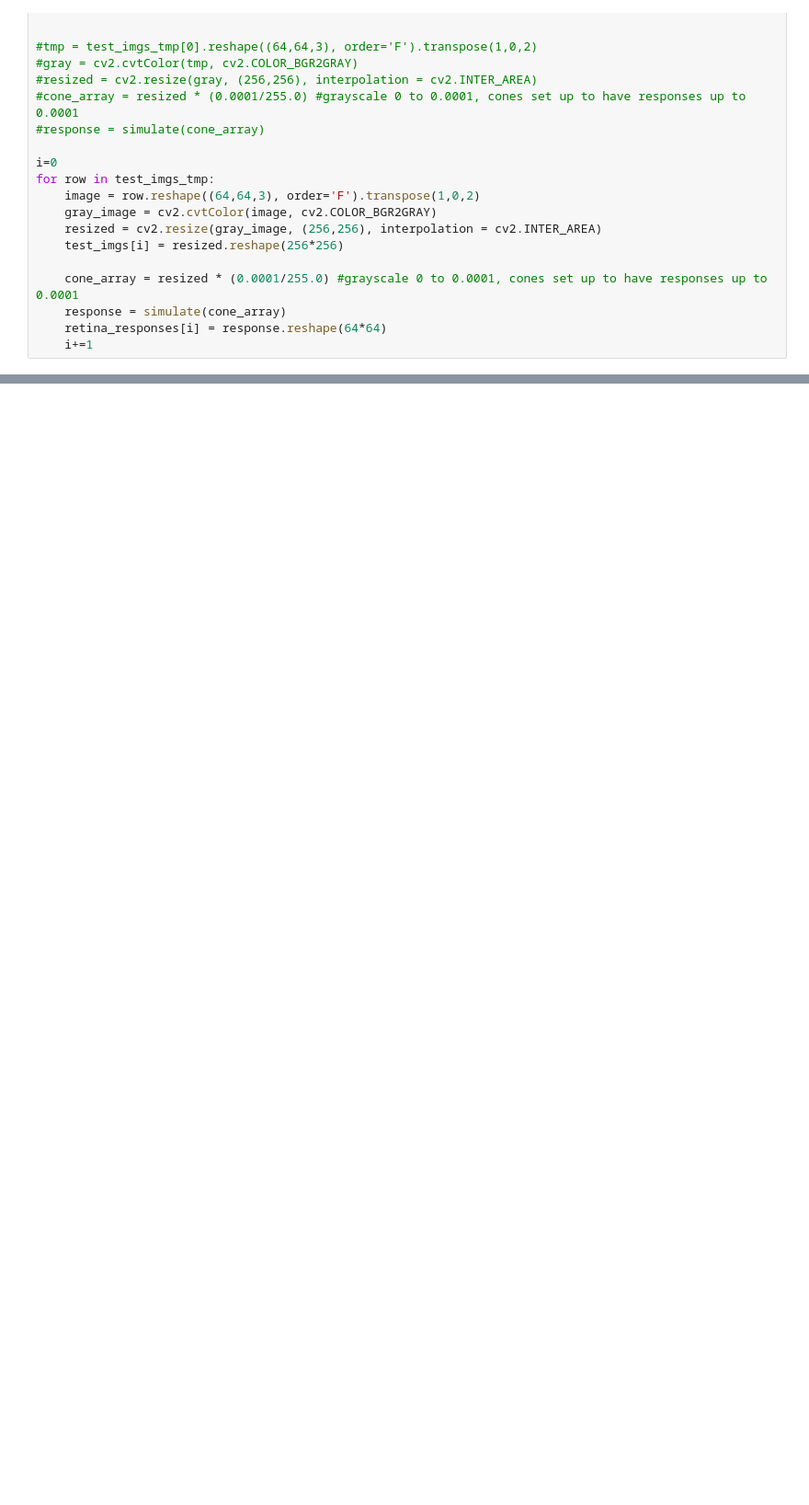
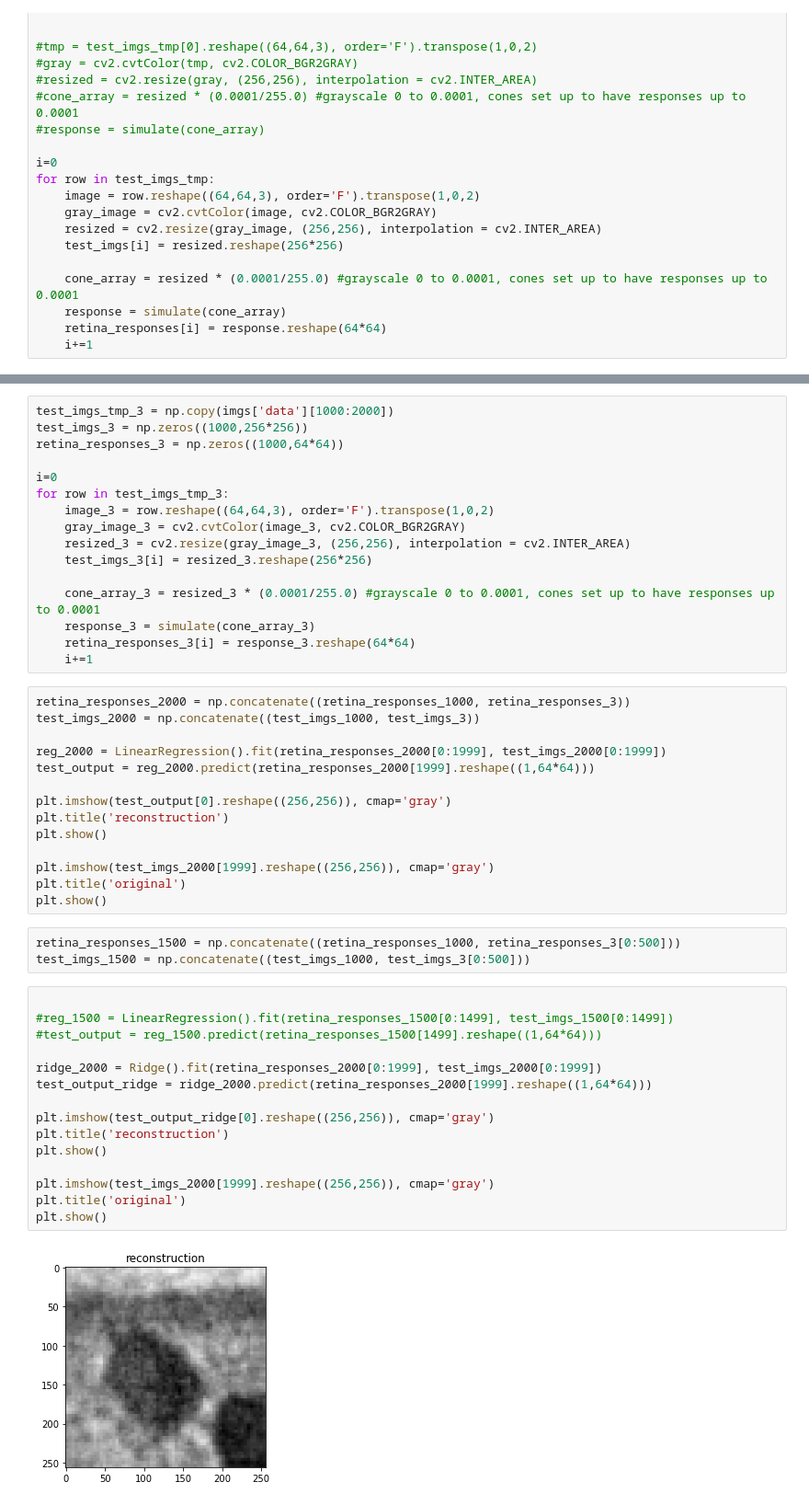
Before and after one commit to adaliuBC/BestSim, a Jupyter notebook: Natural_Vision_Images_and_ML.ipynb, the cells around one changed output, grey strips where cells are left out. Shown at 92% size. Saved outputs shown, nothing was run; the diff lists cells and outputs as text; blank space fills up the shorter version.

```diff
--- a/Natural_Vision_Images_and_ML.ipynb
+++ b/Natural_Vision_Images_and_ML.ipynb
@@ -272,0 +630,50 @@ plt.show()
+# %%
+test_imgs_tmp_3 = np.copy(imgs['data'][1000:2000])
+test_imgs_3 = np.zeros((1000,256*256))
+retina_responses_3 = np.zeros((1000,64*64))
+
+i=0
+for row in test_imgs_tmp_3:
+    image_3 = row.reshape((64,64,3), order='F').transpose(1,0,2)
+    gray_image_3 = cv2.cvtColor(image_3, cv2.COLOR_BGR2GRAY)
+    resized_3 = cv2.resize(gray_image_3, (256,256), interpolation = cv2.INTER_AREA)
+    test_imgs_3[i] = resized_3.reshape(256*256)
+
+    cone_array_3 = resized_3 * (0.0001/255.0) #grayscale 0 to 0.0001, cones set up to have responses up to 0.0001
+    response_3 = simulate(cone_array_3)
+    retina_responses_3[i] = response_3.reshape(64*64)
+    i+=1
+# %%
+retina_responses_2000 = np.concatenate((retina_responses_1000, retina_responses_3))
+test_imgs_2000 = np.concatenate((test_imgs_1000, test_imgs_3))
+
+reg_2000 = LinearRegression().fit(retina_responses_2000[0:1999], test_imgs_2000[0:1999])
+test_output = reg_2000.predict(retina_responses_2000[1999].reshape((1,64*64)))
+
+plt.imshow(test_output[0].reshape((256,256)), cmap='gray')
+plt.title('reconstruction')
+plt.show()
+
+plt.imshow(test_imgs_2000[1999].reshape((256,256)), cmap='gray')
+plt.title('original')
+plt.show()
+# %%
+retina_responses_1500 = np.concatenate((retina_responses_1000, retina_responses_3[0:500]))
+test_imgs_1500 = np.concatenate((test_imgs_1000, test_imgs_3[0:500]))
+# %%
+
+#reg_1500 = LinearRegression().fit(retina_responses_1500[0:1499], test_imgs_1500[0:1499])
+#test_output = reg_1500.predict(retina_responses_1500[1499].reshape((1,64*64)))
+
+ridge_2000 = Ridge().fit(retina_responses_2000[0:1999], test_imgs_2000[0:1999])
+test_output_ridge = ridge_2000.predict(retina_responses_2000[1999].reshape((1,64*64)))
+
+plt.imshow(test_output_ridge[0].reshape((256,256)), cmap='gray')
+plt.title('reconstruction')
+plt.show()
+
+plt.imshow(test_imgs_2000[1999].reshape((256,256)), cmap='gray')
+plt.title('original')
+plt.show()
+# %% [output]
+[figure, added]
```
Also changed, not shown: parts of 28 cells of this notebook, 1 other file.
